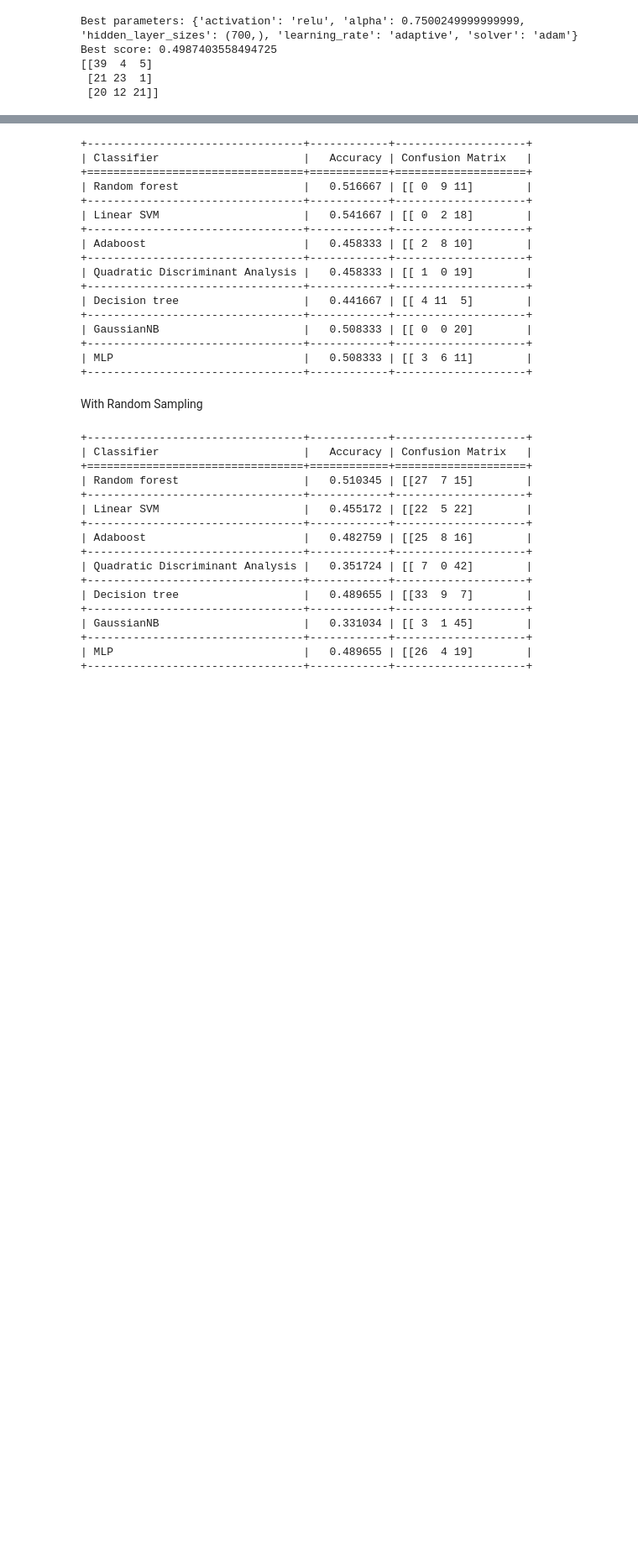
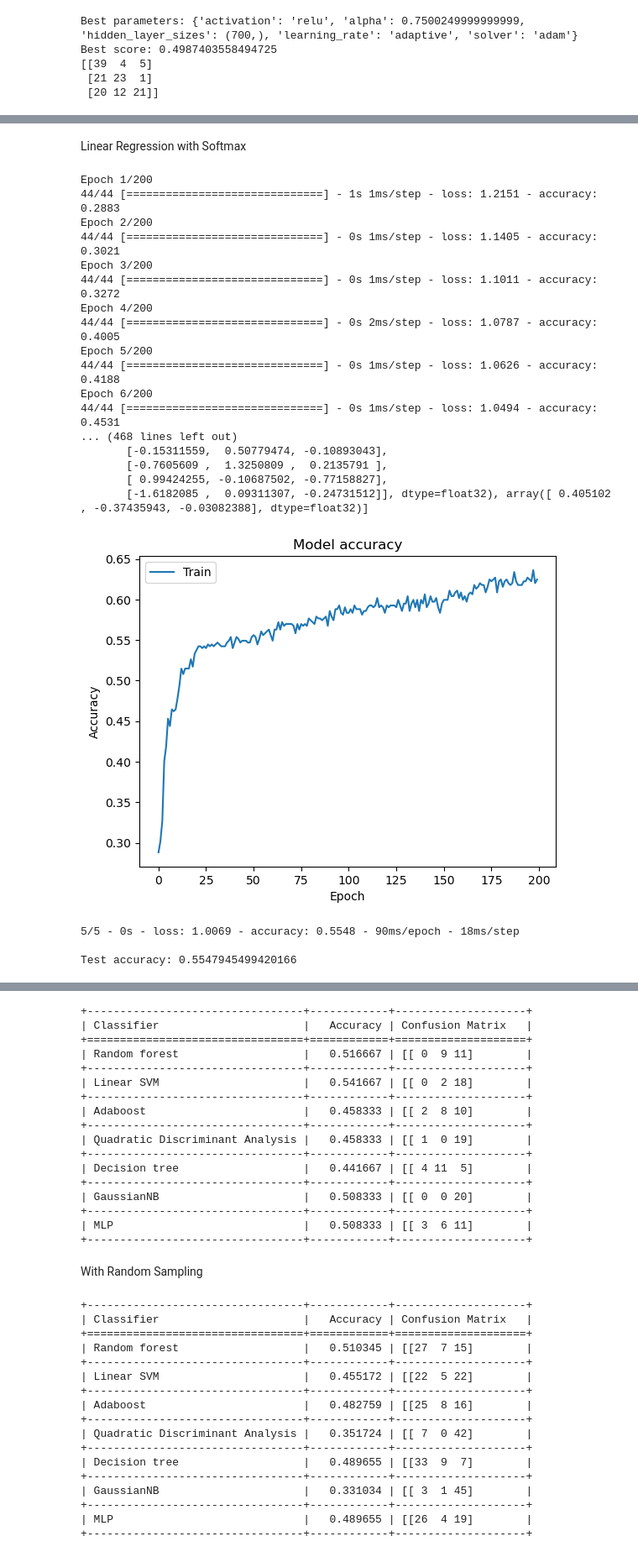
Before and after one commit to SamLee-dedeboy/Awesum, a Jupyter notebook: preprocess/experiments/Models_test.ipynb, the cells around one changed output, grey strips where cells are left out. Shown at 84% size. Saved outputs shown, nothing was run; the diff lists cells and outputs as text; code cells hidden in the pictures; blank space fills up the shorter version.

```diff
--- a/preprocess/experiments/Models_test.ipynb
+++ b/preprocess/experiments/Models_test.ipynb
@@ -699,0 +704,80 @@ print (acc_mlp)
+# %% [markdown]
+Linear Regression with Softmax
+# %%
+import matplotlib.pyplot as plt
+from sklearn.model_selection import GridSearchCV
+from keras.models import Sequential
+from keras.layers import Dense
+# from keras.wrappers.scikit_learn import KerasClassifier
+
+
+param_grid = {
+    'epochs':np.linspace(50, 300, 6) ,  # [(50,), (100,), (150,)]
+    'batch_size': np.linspace(1, 100, 10)
+}
+
+# def create_model():
+#     model = Sequential()
+#     model.add(Dense(10, input_dim=8, activation='relu'))
+#     model.add(Dense(10, activation='relu'))
+#     model.add(Dense(3, activation='softmax'))
+#     model.compile(loss='sparse_categorical_crossentropy', optimizer='adam', metrics=['accuracy'])
+#     return model
+
+model = tf.keras.models.Sequential([
+    tf.keras.layers.Dense(10, input_dim=x_train.shape[1], activation='relu'),
+    # tf.keras.layers.Dense(100, activation='relu'),
+    # tf.keras.layers.Dense(100, input_dim=x_train.shape[1], activation='relu'),
+    tf.keras.layers.Dense(10, activation='relu'),
+    tf.keras.layers.Dense(3, activation='softmax')
+])
+optimizer = tf.keras.optimizers.SGD(learning_rate=0.01,momentum=0.5)
+
+model.compile(loss='sparse_categorical_crossentropy', optimizer='adam', metrics=['accuracy'])
+
+# model = KerasClassifier(build_fn=create_model, verbose=0)
+
+# grid_search = GridSearchCV(estimator=model, param_grid=param_grid, cv=3, n_jobs=-1)
+# history = grid_search.fit(x_train,y_train)
+
+history = model.fit(x_train, y_train, epochs=200, batch_size=10)
+
+weights = model.layers[0].get_weights()[0]
+print(weights)
+
+for layer in model.layers:
+    weights = layer.get_weights()
+    print(f'Weights for layer {layer.name}: {weights}')
+
+
+plt.plot(history.history['accuracy'])
+plt.title('Model accuracy')
+plt.ylabel('Accuracy')
+plt.xlabel('Epoch')
+plt.legend(['Train'], loc='upper left')
+plt.show()
+
+test_loss, test_accuracy = model.evaluate(x_test, y_test, verbose=2)
+print(f'\nTest accuracy: {test_accuracy}')
+# %% [output]
+Epoch 1/200
+44/44 [==============================] - 1s 1ms/step - loss: 1.2151 - accuracy: 0.2883
+Epoch 2/200
+44/44 [==============================] - 0s 1ms/step - loss: 1.1405 - accuracy: 0.3021
+Epoch 3/200
+44/44 [==============================] - 0s 1ms/step - loss: 1.1011 - accuracy: 0.3272
+Epoch 4/200
+44/44 [==============================] - 0s 2ms/step - loss: 1.0787 - accuracy: 0.4005
+Epoch 5/200
+44/44 [==============================] - 0s 1ms/step - loss: 1.0626 - accuracy: 0.4188
+Epoch 6/200
+44/44 [==============================] - 0s 1ms/step - loss: 1.0494 - accuracy: 0.4531
+... (468 lines left out)
+       [-0.15311559,  0.50779474, -0.10893043],
+       [-0.7605609 ,  1.3250809 ,  0.2135791 ],
+       [ 0.99424255, -0.10687502, -0.77158827],
+       [-1.6182085 ,  0.09311307, -0.24731512]], dtype=float32), array([ 0.405102  , -0.37435943, -0.03082388], dtype=float32)]
+[figure, added]
+5/5 - 0s - loss: 1.0069 - accuracy: 0.5548 - 90ms/epoch - 18ms/step
+
+Test accuracy: 0.5547945499420166
```
Also changed, not shown: parts of 70 cells of this notebook.
